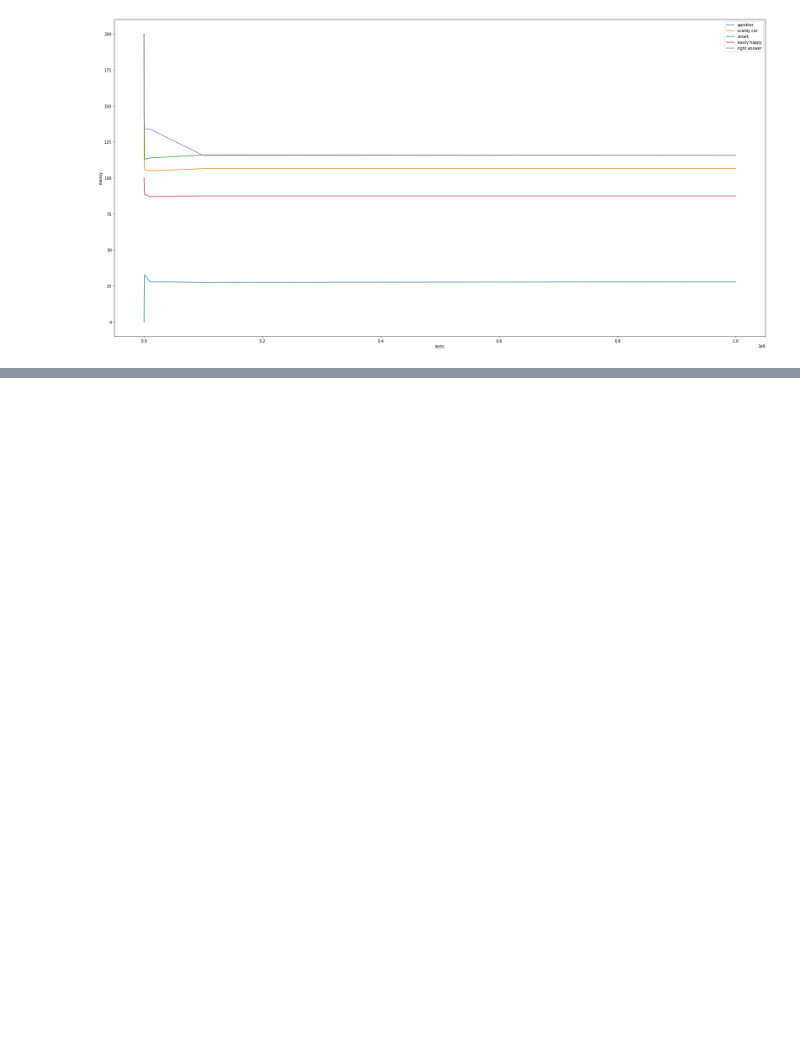
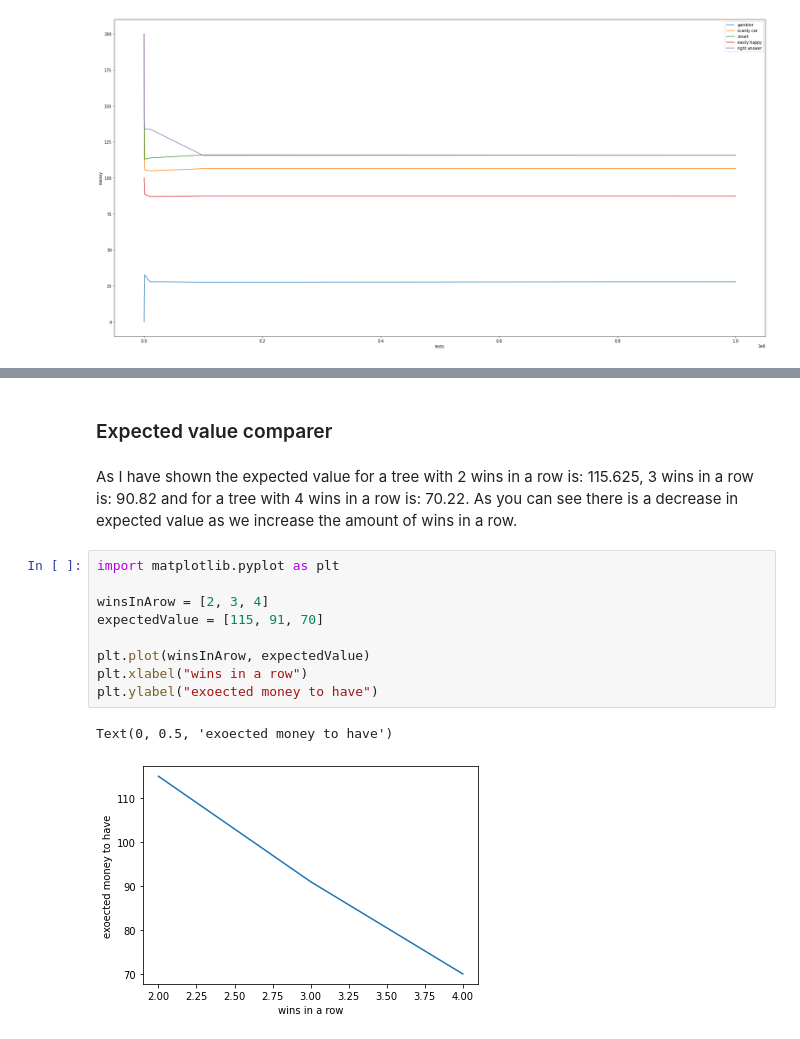
Before and after one commit to DanMint/Coin_Flip_Research_Optimizations, a Jupyter notebook: coin_question.ipynb, the cells around one changed output, grey strips where cells are left out. Cells and saved outputs as stored; diff of their text form; blank space fills up the shorter version.

```diff
--- a/coin_question.ipynb
+++ b/coin_question.ipynb
@@ -2075,0 +3051,16 @@ plt.legend()
+# %% [markdown]
+### Expected value comparer
+# %% [markdown]
+As I have shown the expected value for a tree with 2 wins in a row is: 115.625, 3 wins in a row is: 90.82 and for a tree with 4 wins in a row is: 70.22. As you can see there is a decrease in expected value as we increase the amount of wins in a row.
+# %%
+import matplotlib.pyplot as plt
+
+winsInArow = [2, 3, 4]
+expectedValue = [115, 91, 70]
+
+plt.plot(winsInArow, expectedValue)
+plt.xlabel("wins in a row")
+plt.ylabel("exoected money to have")
+# %% [output]
+Text(0, 0.5, 'exoected money to have')
+[figure, added]
```
Also changed, not shown: parts of 14 cells of this notebook.
